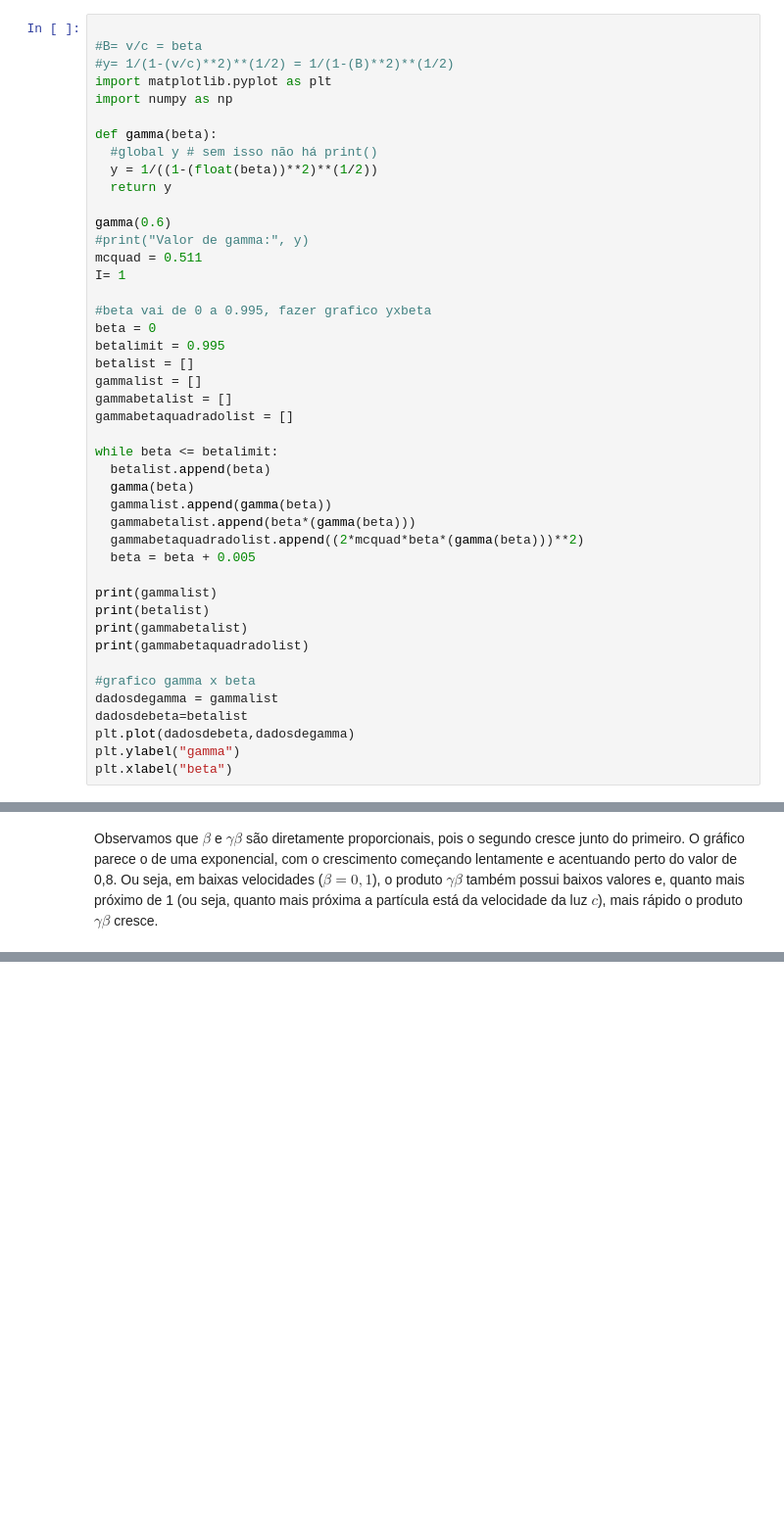
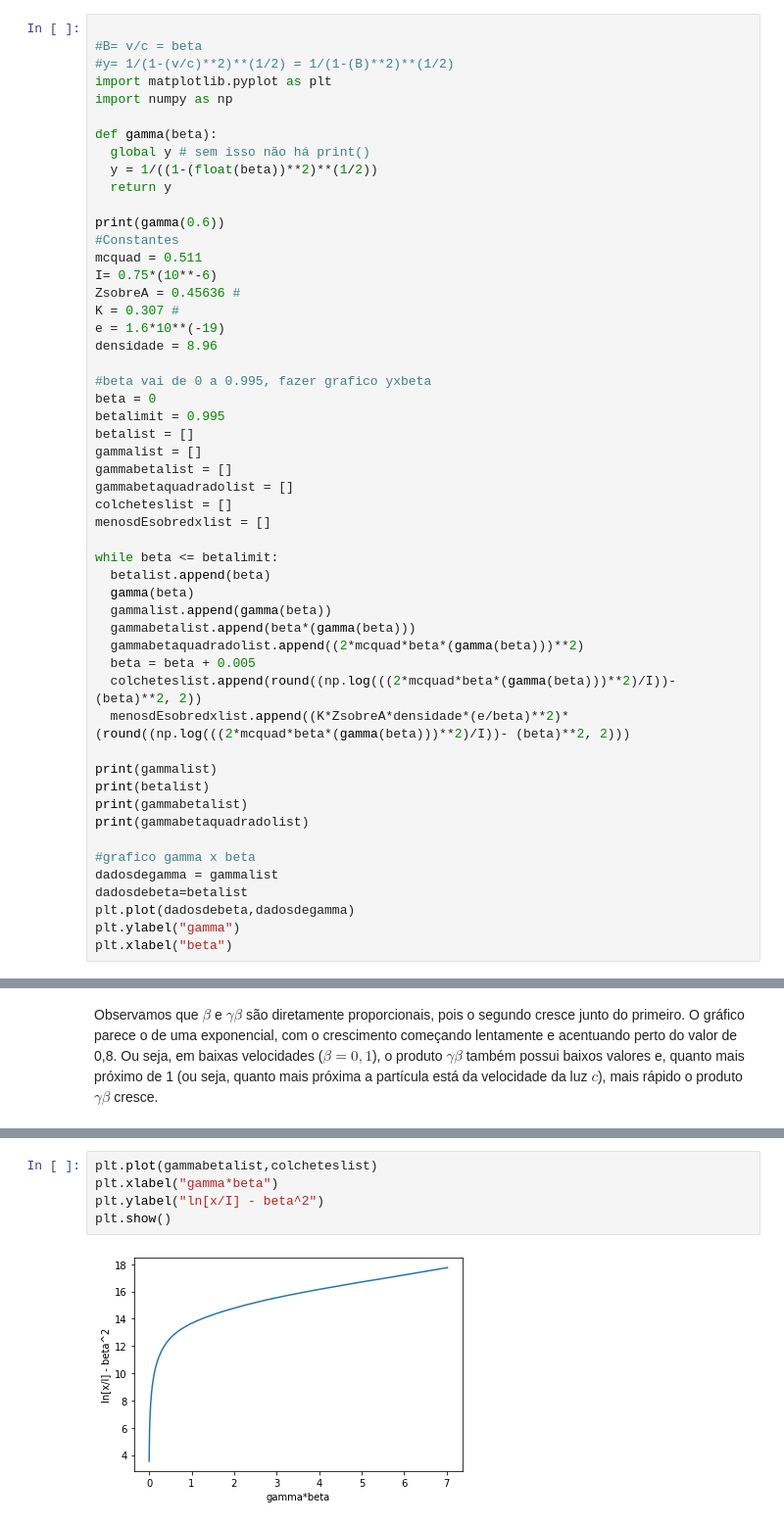
Before and after one commit to FlaviaFialho/Aula-Python, a Jupyter notebook: Projeto_1_FernandaA_Flavia_Victor.ipynb, the cells around one changed output, grey strips where cells are left out. Shown: that part at 98% size. Drawn from its saved outputs; the diff is of its cells as text; blank space fills up the shorter version.

```diff
--- a/Projeto_1_FernandaA_Flavia_Victor.ipynb
+++ b/Projeto_1_FernandaA_Flavia_Victor.ipynb
@@ -12,14 +12,18 @@ import matplotlib.pyplot as plt
 import numpy as np
 
 def gamma(beta):
-  #global y # sem isso não há print()
+  global y # sem isso não há print()
   y = 1/((1-(float(beta))**2)**(1/2))
   return y
 
-gamma(0.6)
-#print("Valor de gamma:", y)
+print(gamma(0.6))
+#Constantes
 mcquad = 0.511
-I= 1
+I= 0.75*(10**-6)
+ZsobreA = 0.45636 #
+K = 0.307 #
+e = 1.6*10**(-19)
+densidade = 8.96
 
 #beta vai de 0 a 0.995, fazer grafico yxbeta
 beta = 0
@@ -28,6 +32,8 @@ betalist = []
 gammalist = []
 gammabetalist = []
 gammabetaquadradolist = []
+colcheteslist = []
+menosdEsobredxlist = []
 
 while beta <= betalimit:
   betalist.append(beta)
@@ -36,6 +42,8 @@ while beta <= betalimit:
   gammabetalist.append(beta*(gamma(beta)))
   gammabetaquadradolist.append((2*mcquad*beta*(gamma(beta)))**2)
   beta = beta + 0.005
+  colcheteslist.append(round((np.log(((2*mcquad*beta*(gamma(beta)))**2)/I))- (beta)**2, 2))
+  menosdEsobredxlist.append((K*ZsobreA*densidade*(e/beta)**2)*(round((np.log(((2*mcquad*beta*(gamma(beta)))**2)/I))- (beta)**2, 2)))
 
 print(gammalist)
 print(betalist)
@@ -167,0 +172,7 @@ TypeError: ignored
+# %%
+plt.plot(gammabetalist,colcheteslist)
+plt.xlabel("gamma*beta")
+plt.ylabel("ln[x/I] - beta^2")
+plt.show()
+# %% [output]
+[figure, added]
```
Also changed, not shown: parts of 10 cells of this notebook.
